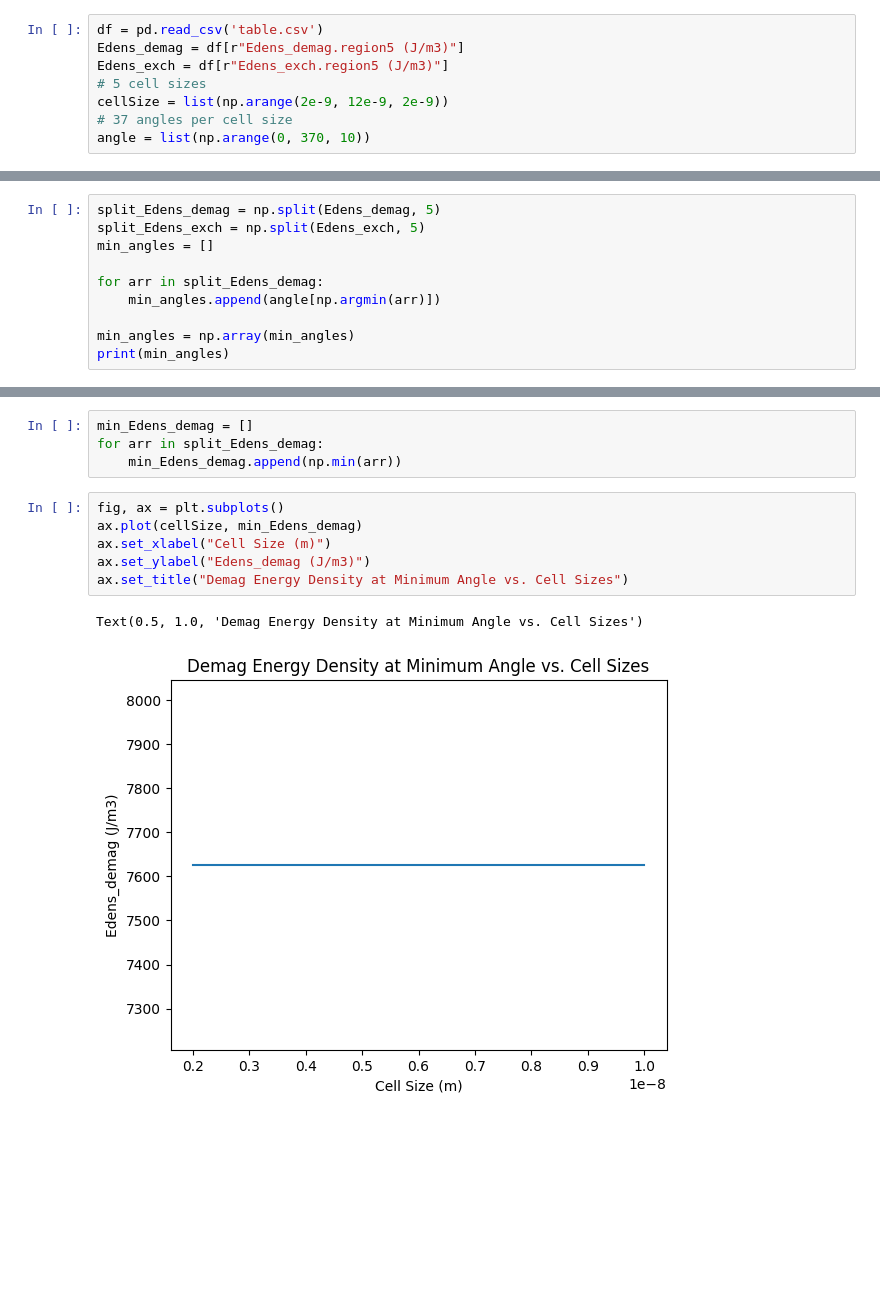
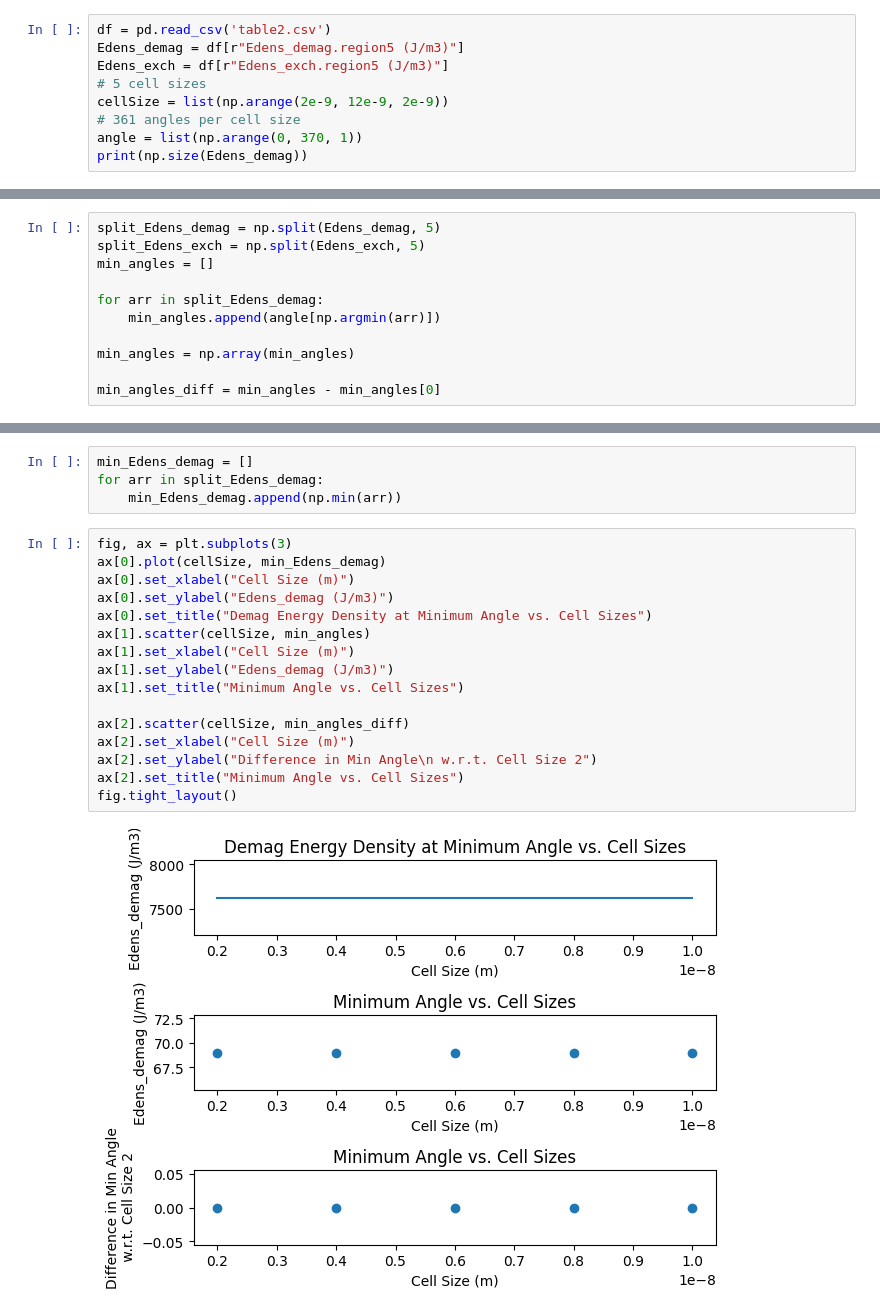
Before and after one commit to zoeyyong23/Cell-Size-Simulation, a Jupyter notebook: analysis.ipynb, the cells around one changed output, grey strips where cells are left out. Drawn from its saved outputs; the diff is of its cells as text; blank space fills up the shorter version.

```diff
--- a/analysis.ipynb
+++ b/analysis.ipynb
@@ -3,10 +3,11 @@ import pandas as pd
 import matplotlib.pyplot as plt
 import numpy as np
 # %%
-df = pd.read_csv('table.csv')
+df = pd.read_csv('table2.csv')
 Edens_demag = df[r"Edens_demag.region5 (J/m3)"]
 Edens_exch = df[r"Edens_exch.region5 (J/m3)"]
 # 5 cell sizes
 cellSize = list(np.arange(2e-9, 12e-9, 2e-9))
-# 37 angles per cell size
-angle = list(np.arange(0, 370, 10))
+# 361 angles per cell size
+angle = list(np.arange(0, 370, 1))
+print(np.size(Edens_demag))
@@ -19,5 +22,6 @@ for arr in split_Edens_demag:
     min_angles.append(angle[np.argmin(arr)])
 
 min_angles = np.array(min_angles)
-print(min_angles)
+
+min_angles_diff = min_angles - min_angles[0]
 # %% [output]
@@ -27,11 +31,20 @@ min_Edens_demag = []
 for arr in split_Edens_demag:
     min_Edens_demag.append(np.min(arr))
 # %%
-fig, ax = plt.subplots()
-ax.plot(cellSize, min_Edens_demag)
-ax.set_xlabel("Cell Size (m)")
-ax.set_ylabel("Edens_demag (J/m3)")
-ax.set_title("Demag Energy Density at Minimum Angle vs. Cell Sizes")
+fig, ax = plt.subplots(3)
+ax[0].plot(cellSize, min_Edens_demag)
+ax[0].set_xlabel("Cell Size (m)")
+ax[0].set_ylabel("Edens_demag (J/m3)")
+ax[0].set_title("Demag Energy Density at Minimum Angle vs. Cell Sizes")
+ax[1].scatter(cellSize, min_angles)
+ax[1].set_xlabel("Cell Size (m)")
+ax[1].set_ylabel("Edens_demag (J/m3)")
+ax[1].set_title("Minimum Angle vs. Cell Sizes")
+
+ax[2].scatter(cellSize, min_angles_diff)
+ax[2].set_xlabel("Cell Size (m)")
+ax[2].set_ylabel("Difference in Min Angle\n w.r.t. Cell Size 2")
+ax[2].set_title("Minimum Angle vs. Cell Sizes")
+fig.tight_layout()
 # %% [output]
-Text(0.5, 1.0, 'Demag Energy Density at Minimum Angle vs. Cell Sizes')
-[figure, old version]
+[figure, new version]
```
Also changed, not shown: parts of 2 cells of this notebook.
